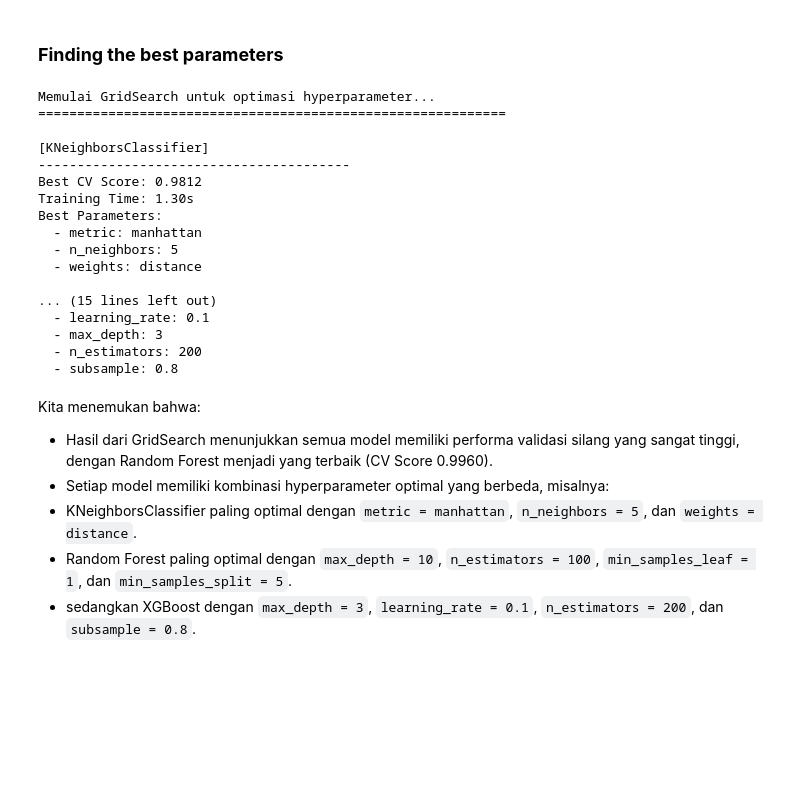
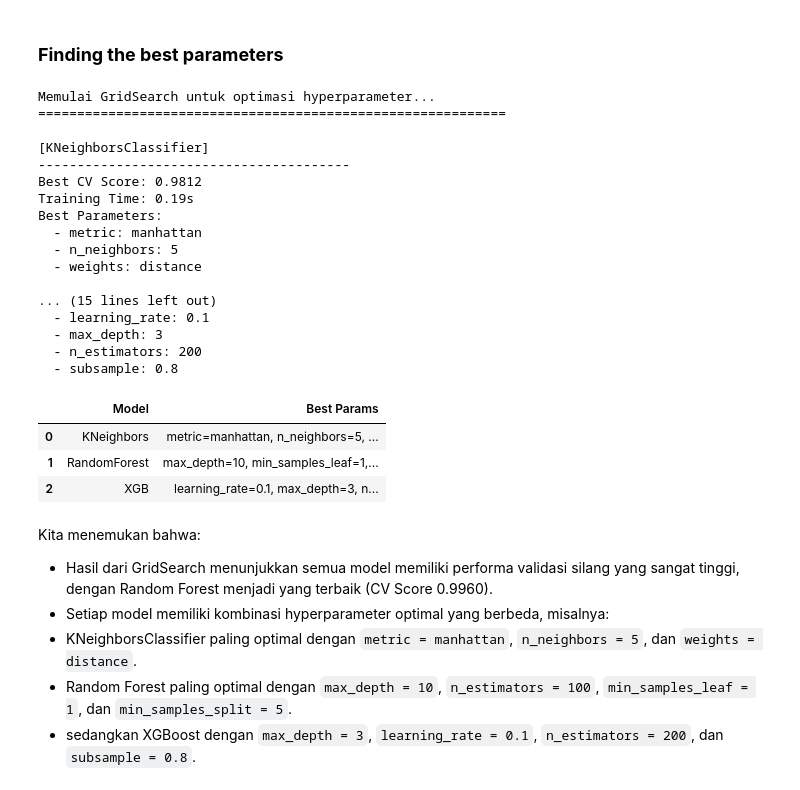
Before and after one commit to BagasNuryaman15/MLT1_SatriaDirgantaraNuryaman, a Jupyter notebook: crop_recommendation_classifier.ipynb, the cells around one changed output. Saved outputs shown, nothing was run; the diff lists cells and outputs as text; code cells hidden in the pictures; blank space fills up the shorter version.

```diff
--- a/crop_recommendation_classifier.ipynb
+++ b/crop_recommendation_classifier.ipynb
@@ -612,34 +624,50 @@ for name, config in param_grid.items():
     grid_results[name] = {
         'best_model': grid.best_estimator_,
         'best_score': grid.best_score_,
         'best_params': grid.best_params_,
         'training_time': time.time() - start_time
     }
 
     # Menampilkan hasil GridSearch
     print(f'Best CV Score: {grid.best_score_:.4f}')
     print(f'Training Time: {grid_results[name]["training_time"]:.2f}s')
     print(f'Best Parameters:')
     for param, value in grid.best_params_.items():
         print(f'  - {param}: {value}')
+
+best_params_list = []
+for name, result in grid_results.items():
+    params = result['best_params']
+    params_str = ', '.join([f"{k}={v}" for k, v in params.items()])
+    best_params_list.append({
+        'Model': name.replace('Classifier', ''),
+        'Best Params': params_str
+    })
+
+best_params_df = pd.DataFrame(best_params_list)
+display(best_params_df)
 # %% [output]
 Memulai GridSearch untuk optimasi hyperparameter...
 ============================================================
 
 [KNeighborsClassifier]
 ----------------------------------------
 Best CV Score: 0.9812
-Training Time: 1.30s
+Training Time: 0.19s
 Best Parameters:
   - metric: manhattan
   - n_neighbors: 5
   - weights: distance
 
 ... (15 lines left out)
   - learning_rate: 0.1
   - max_depth: 3
   - n_estimators: 200
   - subsample: 0.8
+|  | Model | Best Params |
+| 0 | KNeighbors | metric=manhattan, n_neighbors=5, ... |
+| 1 | RandomForest | max_depth=10, min_samples_leaf=1,... |
+| 2 | XGB | learning_rate=0.1, max_depth=3, n... |
 # %% [markdown]
 Kita menemukan bahwa:
 - Hasil dari GridSearch menunjukkan semua model memiliki performa validasi silang yang sangat tinggi, dengan Random Forest menjadi yang terbaik (CV Score 0.9960).
```
Also changed, not shown: parts of 5 cells of this notebook, 5 other files.
